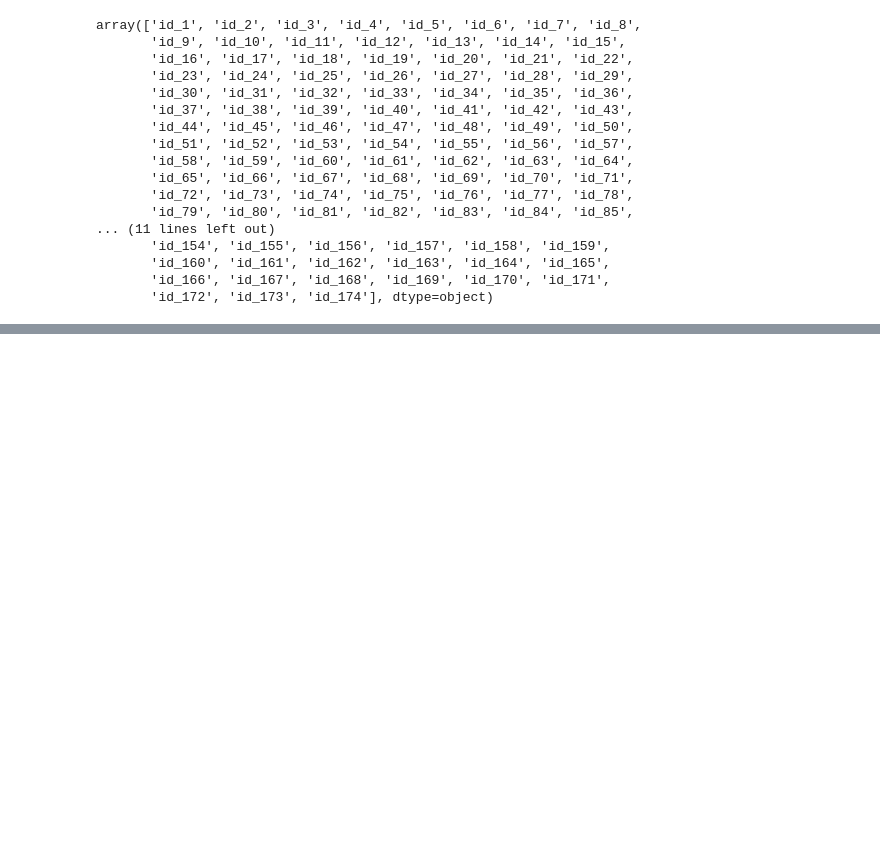
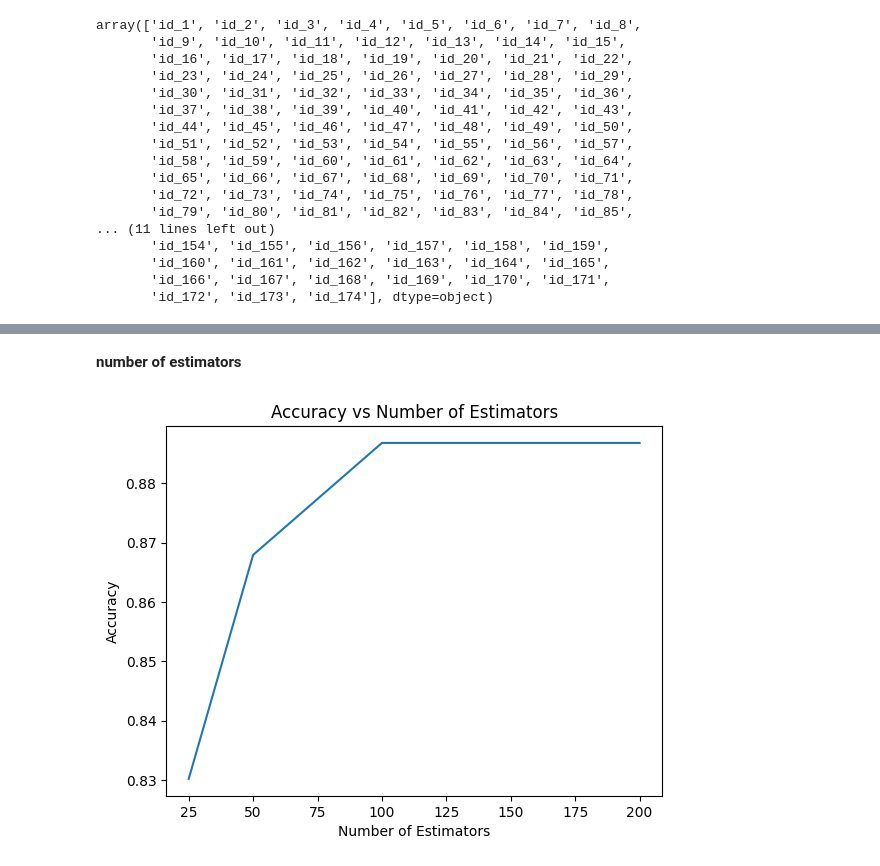
Before and after one commit to Himanshu-Barange/Deep-Learning-Projects, a Jupyter notebook: Alzeihmer's_Detection_Using_Handwriting.ipynb, the cells around one changed output, grey strips where cells are left out. Drawn from its saved outputs; the diff is of its cells as text; code cells hidden in the pictures; blank space fills up the shorter version.

```diff
--- a/Alzeihmer's_Detection_Using_Handwriting.ipynb
+++ b/Alzeihmer's_Detection_Using_Handwriting.ipynb
@@ -311,0 +406,6 @@ Epoch 6/6
+# %%
+xtree = ExtraTreesClassifier(bootstrap = True, random_state=36).fit(x_train, y_train)
+predictions = xtree.predict(x_test)
+print(accuracy_score(y_test, predictions))
+print(confusion_matrix(y_test, predictions))
+print(classification_report(y_test, predictions))
@@ -311,0 +424,17 @@ Epoch 6/6
+# %% [markdown]
+**number of estimators**
+# %%
+values = [25, 50, 100, 150, 200]
+result = {}
+for value in values:
+    xtree = ExtraTreesClassifier(n_estimators = value, random_state=36).fit(x_train, y_train)
+    predictions = xtree.predict(x_test)
+    result[value] = accuracy_score(y_test, predictions)
+
+plt.plot(values, list(result.values()))
+plt.xlabel('Number of Estimators')
+plt.ylabel('Accuracy')
+plt.title('Accuracy vs Number of Estimators')
+plt.show()
+# %% [output]
+[figure, added]
```
Also changed, not shown: parts of 46 cells of this notebook.
